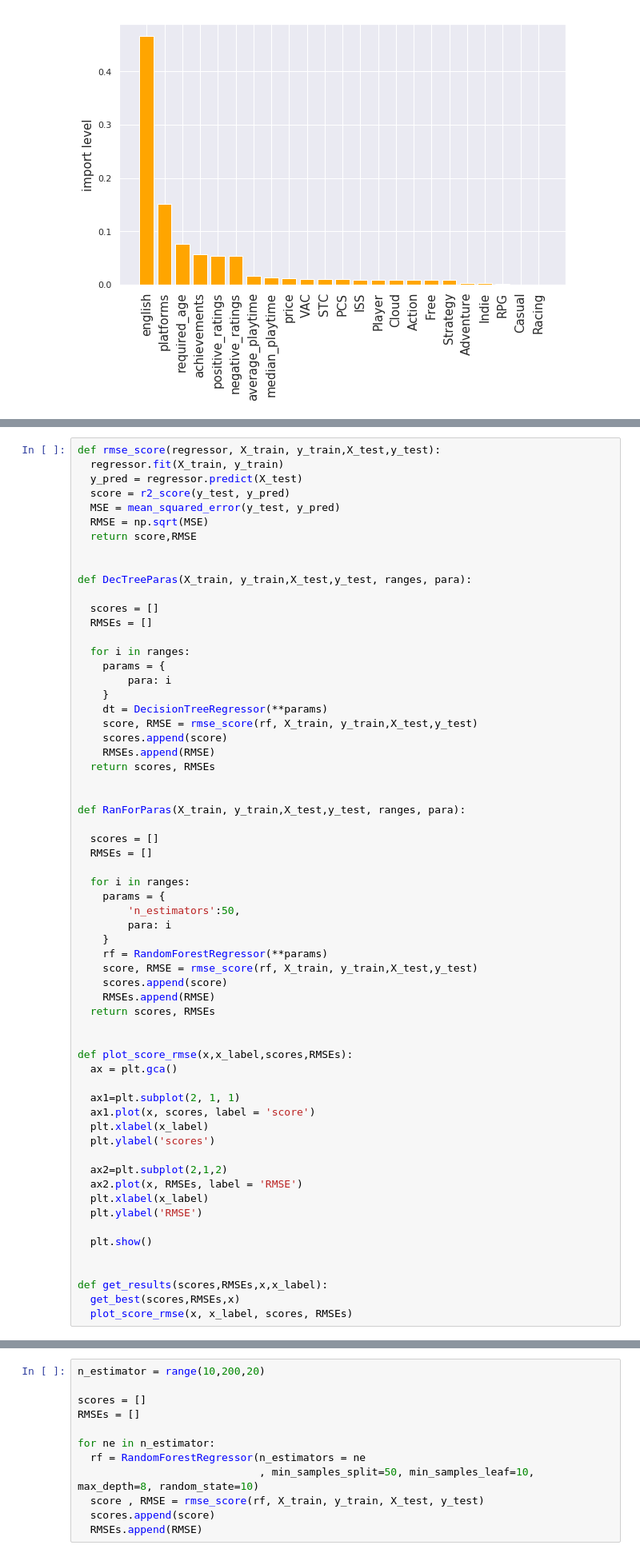
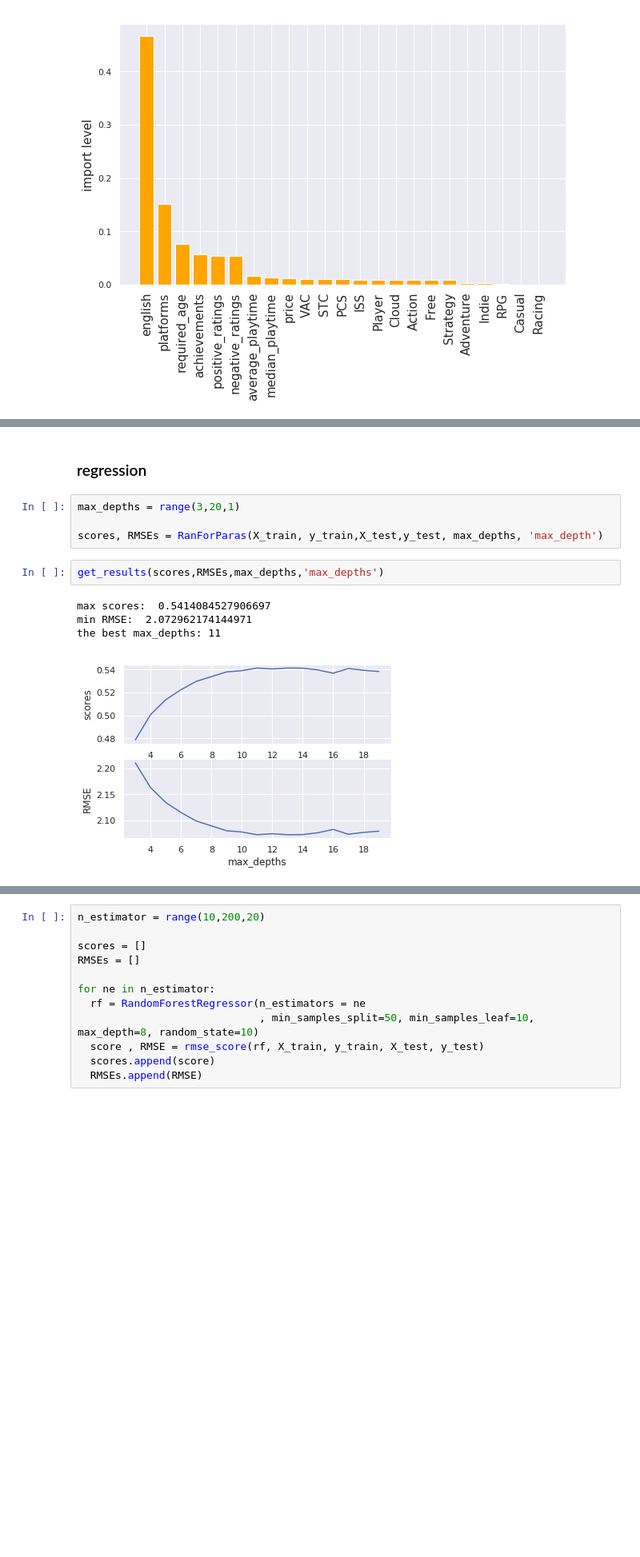
Before and after one commit to ovllya126/UTS_ML2019_ID13307095, a Jupyter notebook: A2.ipynb, the cells around one changed output, grey strips where cells are left out. Shown at 80% size. Saved outputs shown, nothing was run; the diff lists cells and outputs as text; blank space fills up the shorter version.

```diff
--- a/A2.ipynb
+++ b/A2.ipynb
@@ -1329,62 +1369,13 @@ rf.fit(X_train, y_train)
-# %%
-def rmse_score(regressor, X_train, y_train,X_test,y_test):
-  regressor.fit(X_train, y_train)
-  y_pred = regressor.predict(X_test)
-  score = r2_score(y_test, y_pred)
-  MSE = mean_squared_error(y_test, y_pred)
-  RMSE = np.sqrt(MSE)
-  return score,RMSE
-
-
-def DecTreeParas(X_train, y_train,X_test,y_test, ranges, para):
-
-  scores = []
-  RMSEs = []
-
-  for i in ranges:
-    params = {
-        para: i
-    }
-    dt = DecisionTreeRegressor(**params)
-    score, RMSE = rmse_score(rf, X_train, y_train,X_test,y_test)
-    scores.append(score)
-    RMSEs.append(RMSE)
-  return scores, RMSEs
-
-
-def RanForParas(X_train, y_train,X_test,y_test, ranges, para):
-
-  scores = []
-  RMSEs = []
-
-  for i in ranges:
-    params = {
-        'n_estimators':50,
-        para: i
-    }
-    rf = RandomForestRegressor(**params)
-    score, RMSE = rmse_score(rf, X_train, y_train,X_test,y_test)
-    scores.append(score)
-    RMSEs.append(RMSE)
-  return scores, RMSEs
-
-
-def plot_score_rmse(x,x_label,scores,RMSEs):
-  ax = plt.gca()
-
-  ax1=plt.subplot(2, 1, 1)
-  ax1.plot(x, scores, label = 'score')
-  plt.xlabel(x_label)
-  plt.ylabel('scores')
-
-  ax2=plt.subplot(2,1,2)
-  ax2.plot(x, RMSEs, label = 'RMSE')
-  plt.xlabel(x_label)
-  plt.ylabel('RMSE')
-
-  plt.show()
-
-
-def get_results(scores,RMSEs,x,x_label):
-  get_best(scores,RMSEs,x)
-  plot_score_rmse(x, x_label, scores, RMSEs)
+# %% [markdown]
+### regression
+# %%
+max_depths = range(3,20,1)
+
+scores, RMSEs = RanForParas(X_train, y_train,X_test,y_test, max_depths, 'max_depth')
+# %%
+get_results(scores,RMSEs,max_depths,'max_depths')
+# %% [output]
+max scores:  0.5414084527906697
+min RMSE:  2.072962174144971
+the best max_depths: 11
+[figure, added]
```
Also changed, not shown: parts of 54 cells of this notebook.
